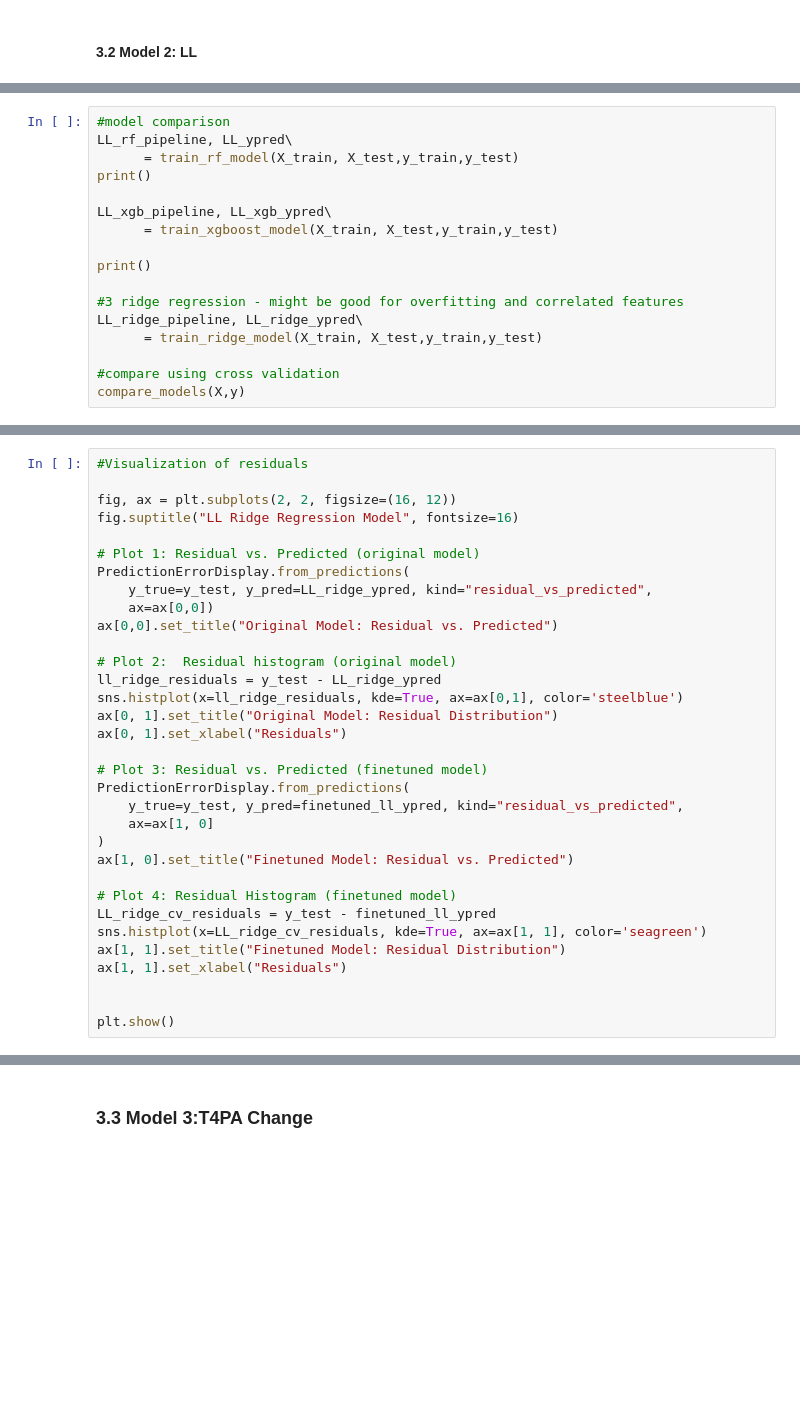
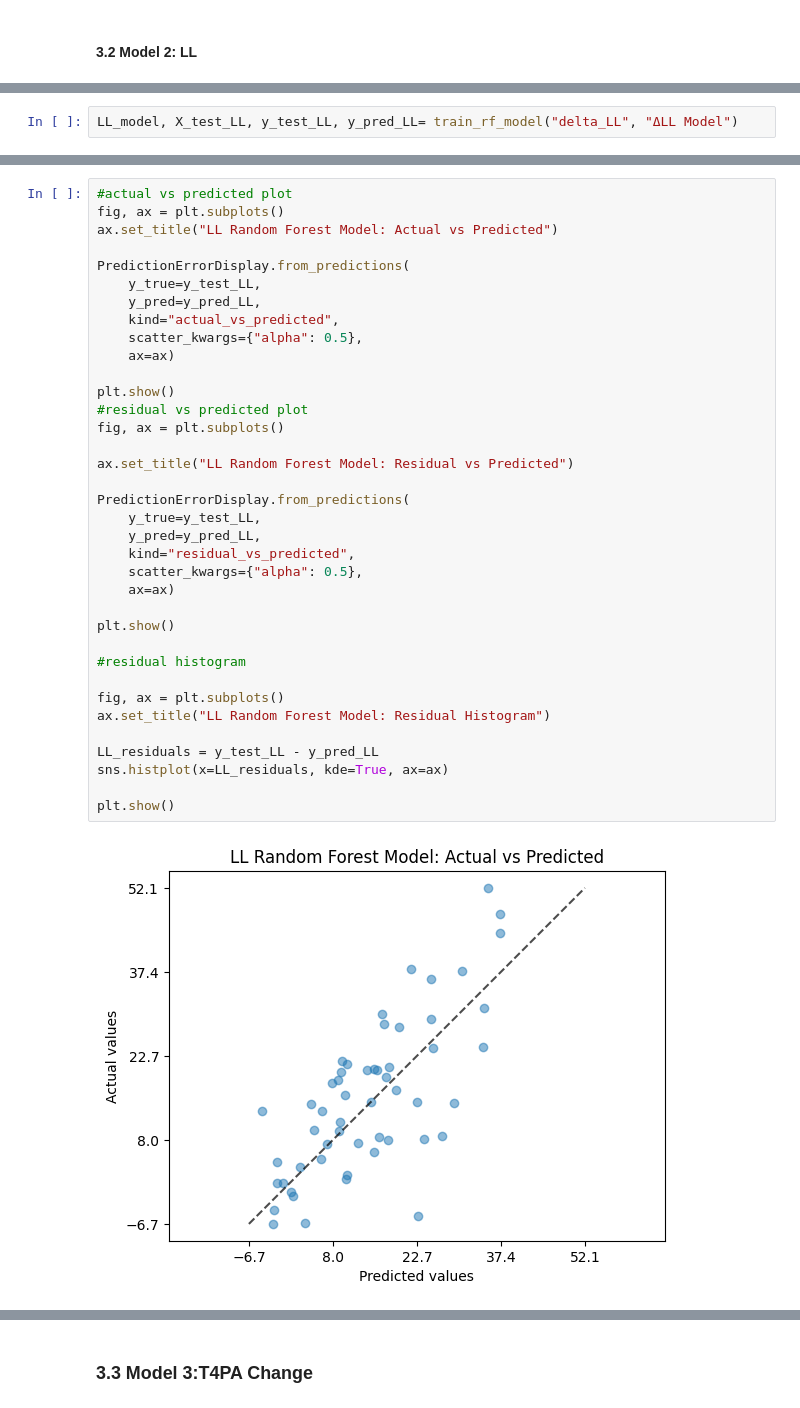
Before and after one commit to 124578-UW/Data-Science-Capstone, a Jupyter notebook: notebooks/03_ml_model_baseline.ipynb, the cells around one changed output, grey strips where cells are left out. Cells and saved outputs as stored; diff of their text form; blank space fills up the shorter version.

```diff
--- a/notebooks/03_ml_model_baseline.ipynb
+++ b/notebooks/03_ml_model_baseline.ipynb
@@ -354,17 +286,2 @@ X_train, X_test, y_train, y_test = train_test_split(X, y, test_size=0.2, random_
 # %%
-#model comparison
-LL_rf_pipeline, LL_ypred\
-      = train_rf_model(X_train, X_test,y_train,y_test)
-print()
-
-LL_xgb_pipeline, LL_xgb_ypred\
-      = train_xgboost_model(X_train, X_test,y_train,y_test)
-
-print()
-
-#3 ridge regression - might be good for overfitting and correlated features
-LL_ridge_pipeline, LL_ridge_ypred\
-      = train_ridge_model(X_train, X_test,y_train,y_test)
-
-#compare using cross validation
-compare_models(X,y)
+LL_model, X_test_LL, y_test_LL, y_pred_LL= train_rf_model("delta_LL", "ΔLL Model")
@@ -379,33 +296,38 @@ finetuned_ll_model, finetuned_ll_ypred = \
 # %%
-#Visualization of residuals
+#actual vs predicted plot
+fig, ax = plt.subplots()
+ax.set_title("LL Random Forest Model: Actual vs Predicted")
 
-fig, ax = plt.subplots(2, 2, figsize=(16, 12))
-fig.suptitle("LL Ridge Regression Model", fontsize=16)
-
-# Plot 1: Residual vs. Predicted (original model)
 PredictionErrorDisplay.from_predictions(
-    y_true=y_test, y_pred=LL_ridge_ypred, kind="residual_vs_predicted",
-    ax=ax[0,0])
-ax[0,0].set_title("Original Model: Residual vs. Predicted")
-
-# Plot 2:  Residual histogram (original model)
-ll_ridge_residuals = y_test - LL_ridge_ypred
-sns.histplot(x=ll_ridge_residuals, kde=True, ax=ax[0,1], color='steelblue')
-ax[0, 1].set_title("Original Model: Residual Distribution")
-ax[0, 1].set_xlabel("Residuals")
-
-# Plot 3: Residual vs. Predicted (finetuned model)
-PredictionErrorDisplay.from_predictions(
-    y_true=y_test, y_pred=finetuned_ll_ypred, kind="residual_vs_predicted",
-    ax=ax[1, 0]
-)
-ax[1, 0].set_title("Finetuned Model: Residual vs. Predicted")
-
-# Plot 4: Residual Histogram (finetuned model)
-LL_ridge_cv_residuals = y_test - finetuned_ll_ypred
-sns.histplot(x=LL_ridge_cv_residuals, kde=True, ax=ax[1, 1], color='seagreen')
-ax[1, 1].set_title("Finetuned Model: Residual Distribution")
-ax[1, 1].set_xlabel("Residuals")
-
+    y_true=y_test_LL,
+    y_pred=y_pred_LL,
+    kind="actual_vs_predicted",
+    scatter_kwargs={"alpha": 0.5},
+    ax=ax)
 
 plt.show()
+#residual vs predicted plot
+fig, ax = plt.subplots()
+
+ax.set_title("LL Random Forest Model: Residual vs Predicted")
+
+PredictionErrorDisplay.from_predictions(
+    y_true=y_test_LL,
+    y_pred=y_pred_LL,
+    kind="residual_vs_predicted",
+    scatter_kwargs={"alpha": 0.5},
+    ax=ax)
+
+plt.show()
+
+#residual histogram
+
+fig, ax = plt.subplots()
+ax.set_title("LL Random Forest Model: Residual Histogram")
+
+LL_residuals = y_test_LL - y_pred_LL
+sns.histplot(x=LL_residuals, kde=True, ax=ax)
+
+plt.show()
+# %% [output]
+[figure, added]
```
Also changed, not shown: parts of 47 cells of this notebook.
